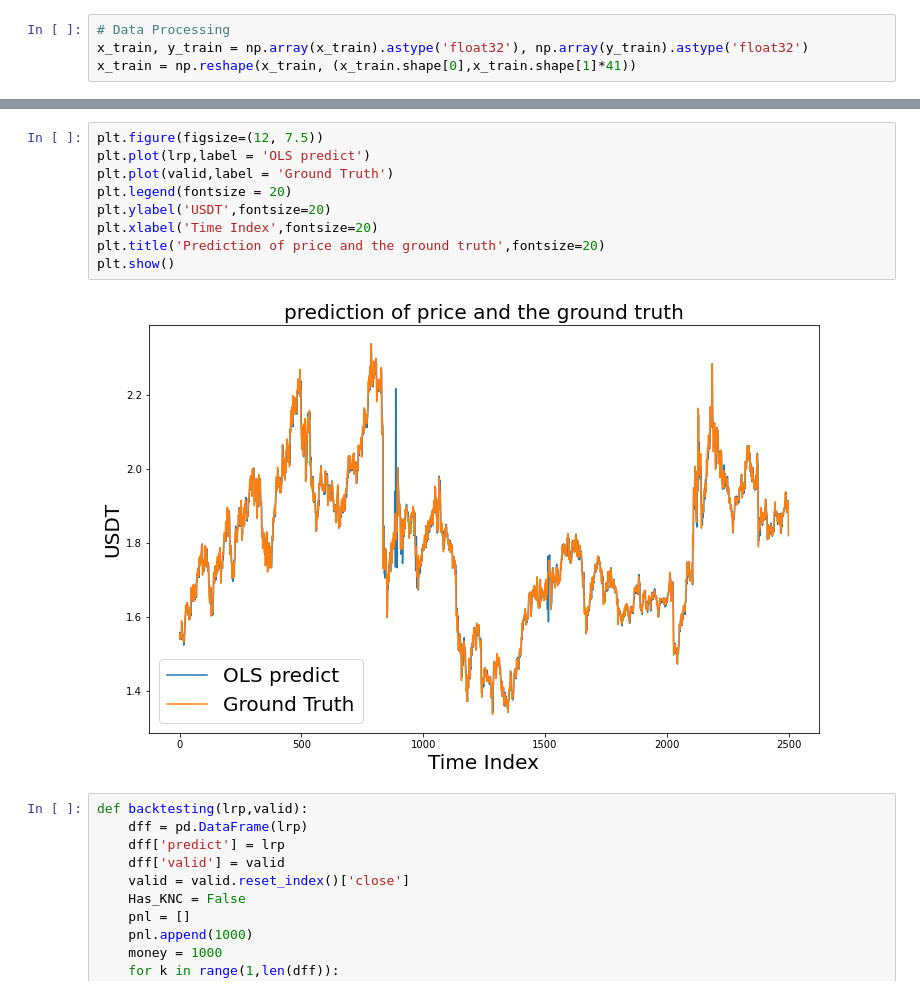
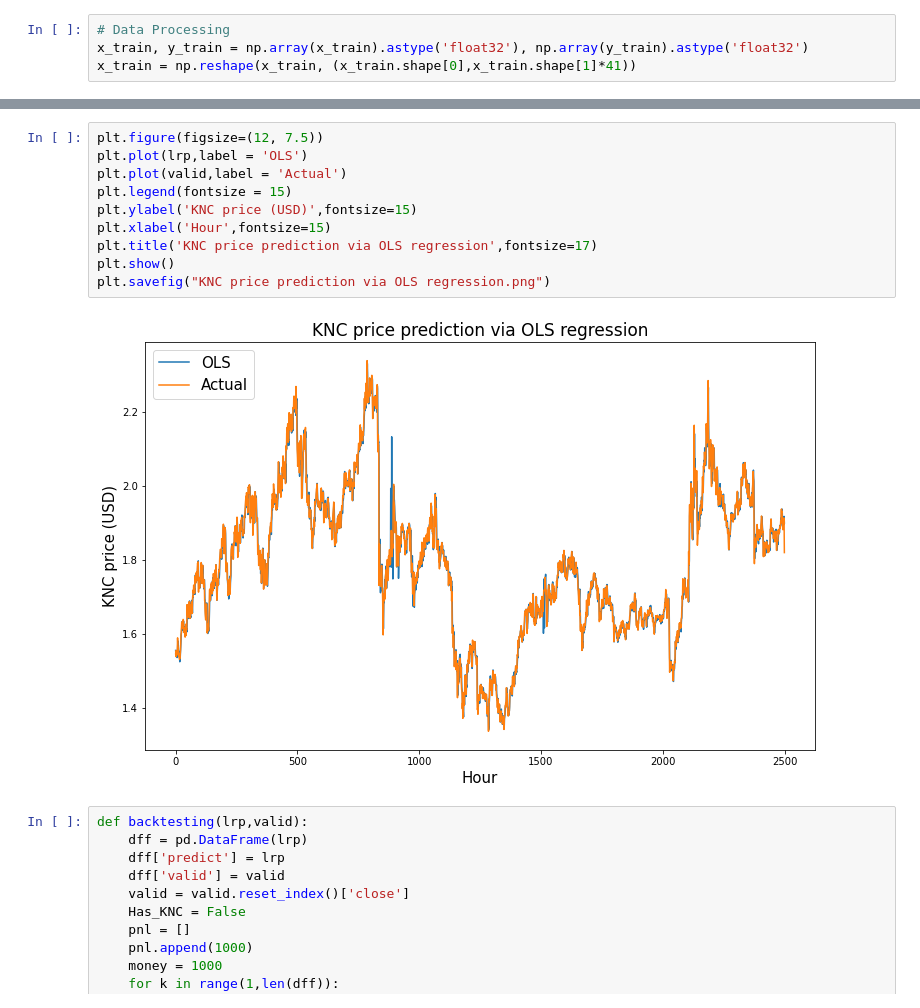
Before and after one commit to zachHFT/Optimal-Cryptocurrency-Trading-Strategies-Step4, a Jupyter notebook: Machine Learning/Statistical learning.ipynb, the cells around one changed output, grey strips where cells are left out. Saved outputs shown, nothing was run; the diff lists cells and outputs as text.

```diff
--- a/Machine Learning/Statistical learning.ipynb
+++ b/Machine Learning/Statistical learning.ipynb
@@ -185,14 +185,15 @@ reglr.score(X_test,valid)
 # %%
 plt.figure(figsize=(12, 7.5))
-plt.plot(lrp,label = 'OLS predict')
-plt.plot(valid,label = 'Ground Truth')
-plt.legend(fontsize = 20)
-plt.ylabel('USDT',fontsize=20)
-plt.xlabel('Time Index',fontsize=20)
-plt.title('Prediction of price and the ground truth',fontsize=20)
+plt.plot(lrp,label = 'OLS')
+plt.plot(valid,label = 'Actual')
+plt.legend(fontsize = 15)
+plt.ylabel('KNC price (USD)',fontsize=15)
+plt.xlabel('Hour',fontsize=15)
+plt.title('KNC price prediction via OLS regression',fontsize=17)
 plt.show()
+plt.savefig("KNC price prediction via OLS regression.png")
 # %% [output]
-[figure, old version]
+[figure, new version]
 # %%
 def backtesting(lrp,valid):
     dff = pd.DataFrame(lrp)
```
Also changed, not shown: parts of 14 cells of this notebook, 3 other files.
